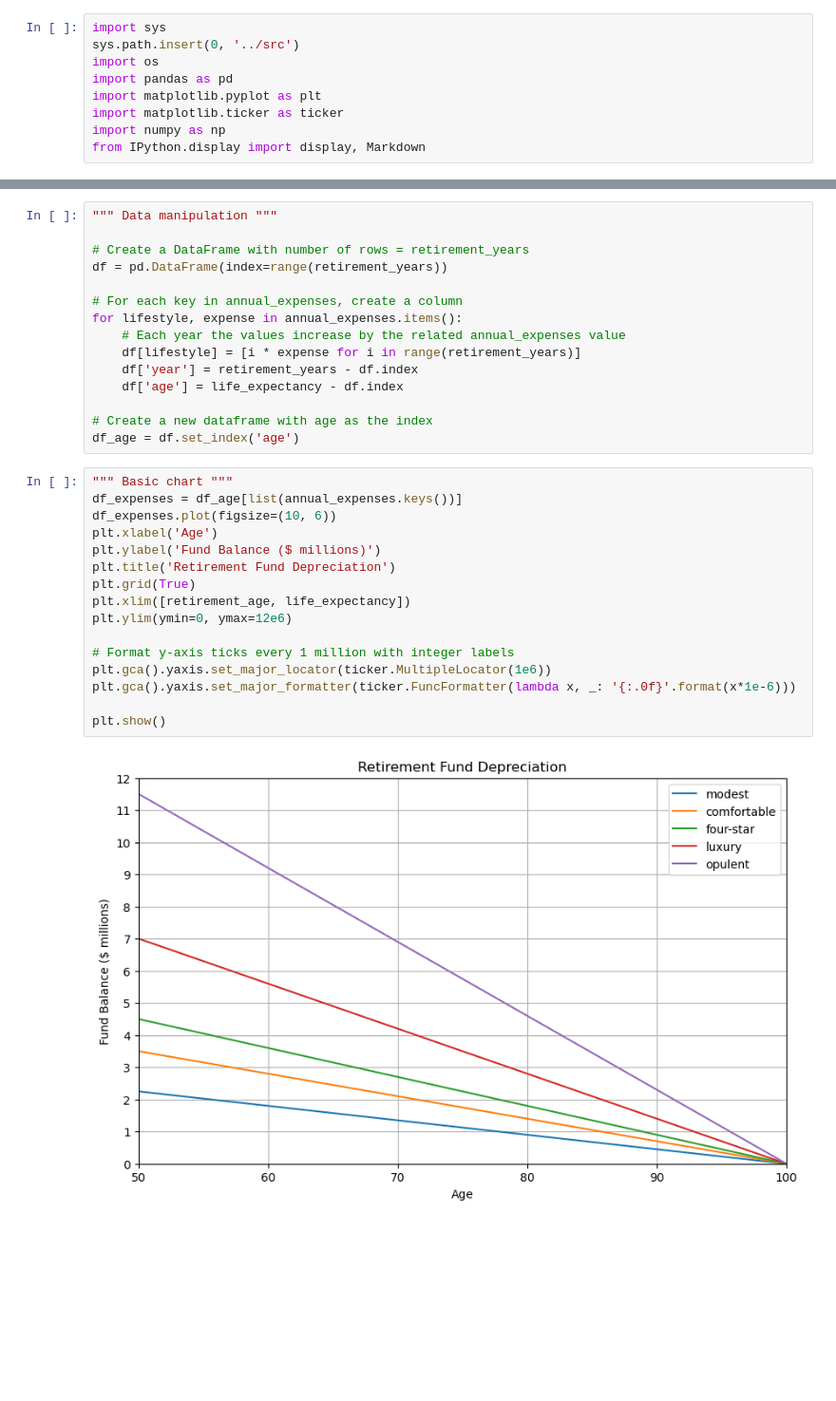
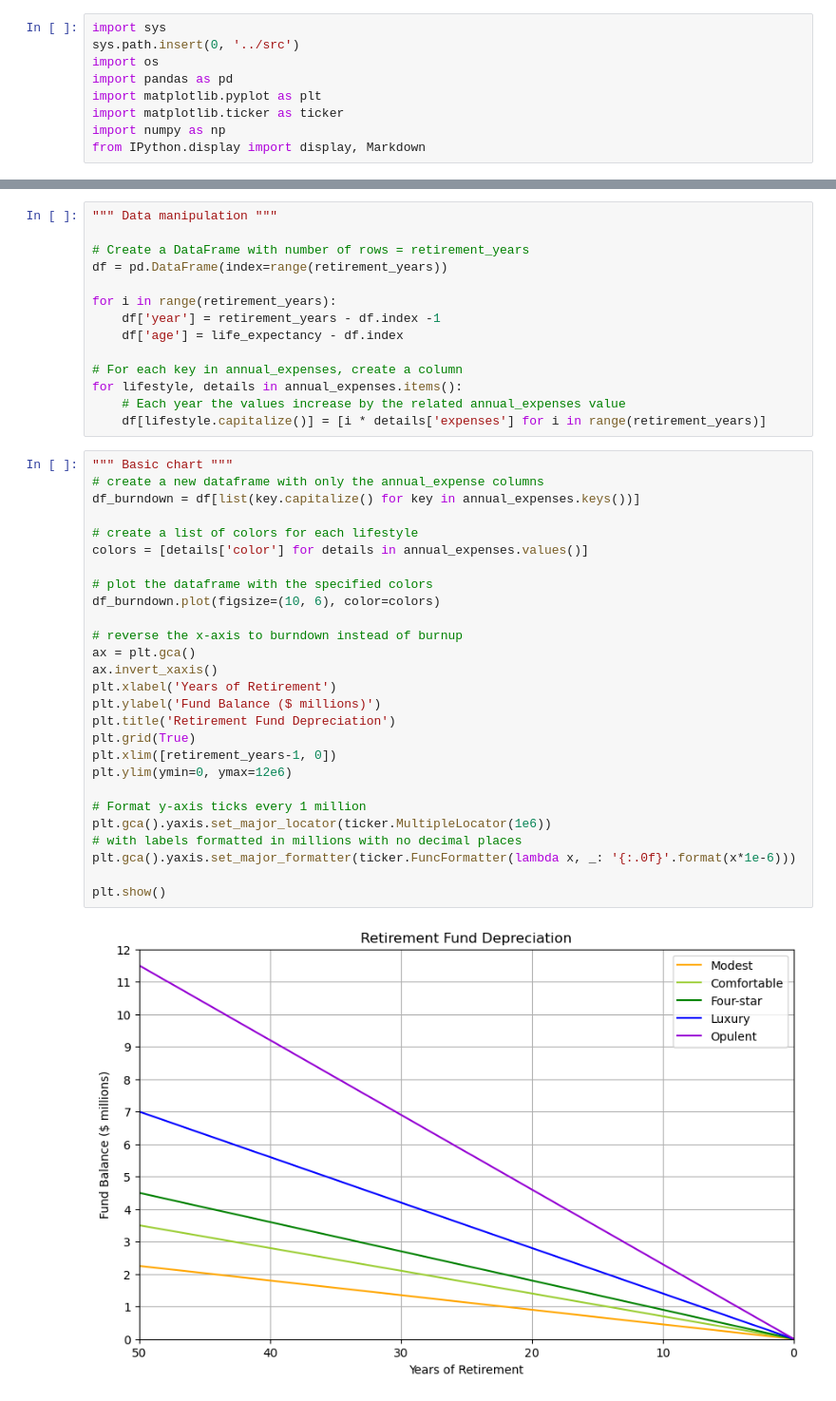
Before and after one commit to mikejonestechno/investment-analytics, a Jupyter notebook: notebooks/retirement.ipynb, the cells around one changed output, grey strips where cells are left out. Shown at 95% size. Cells and saved outputs as stored; diff of their text form; blank space fills up the shorter version.

Commit message:
Define colors on the retirement chart (#144)
This pull request adds color definitions to the retirement chart,
improving its visual appearance and making it easier to interpret.

```diff
--- a/notebooks/retirement.ipynb
+++ b/notebooks/retirement.ipynb
@@ -60,31 +77,41 @@ How much would I need from age 50 to 100?
 # Create a DataFrame with number of rows = retirement_years
 df = pd.DataFrame(index=range(retirement_years))
 
-# For each key in annual_expenses, create a column
-for lifestyle, expense in annual_expenses.items():
-    # Each year the values increase by the related annual_expenses value
-    df[lifestyle] = [i * expense for i in range(retirement_years)]
-    df['year'] = retirement_years - df.index
+for i in range(retirement_years):
+    df['year'] = retirement_years - df.index -1
     df['age'] = life_expectancy - df.index
 
-# Create a new dataframe with age as the index
-df_age = df.set_index('age')
+# For each key in annual_expenses, create a column
+for lifestyle, details in annual_expenses.items():
+    # Each year the values increase by the related annual_expenses value
+    df[lifestyle.capitalize()] = [i * details['expenses'] for i in range(retirement_years)]
 # %%
 """ Basic chart """
-df_expenses = df_age[list(annual_expenses.keys())]
-df_expenses.plot(figsize=(10, 6))
-plt.xlabel('Age')
+# create a new dataframe with only the annual_expense columns
+df_burndown = df[list(key.capitalize() for key in annual_expenses.keys())]
+
+# create a list of colors for each lifestyle
+colors = [details['color'] for details in annual_expenses.values()]
+
+# plot the dataframe with the specified colors
+df_burndown.plot(figsize=(10, 6), color=colors)
+
+# reverse the x-axis to burndown instead of burnup
+ax = plt.gca()
+ax.invert_xaxis()
+plt.xlabel('Years of Retirement')
 plt.ylabel('Fund Balance ($ millions)')
 plt.title('Retirement Fund Depreciation')
 plt.grid(True)
-plt.xlim([retirement_age, life_expectancy])
+plt.xlim([retirement_years-1, 0])
 plt.ylim(ymin=0, ymax=12e6)
 
-# Format y-axis ticks every 1 million with integer labels
+# Format y-axis ticks every 1 million
 plt.gca().yaxis.set_major_locator(ticker.MultipleLocator(1e6))
+# with labels formatted in millions with no decimal places
 plt.gca().yaxis.set_major_formatter(ticker.FuncFormatter(lambda x, _: '{:.0f}'.format(x*1e-6)))
 
 plt.show()
 # %% [output]
-[figure, old version]
+[figure, new version]
 # %% [markdown]
```
Also changed, not shown: parts of 5 cells of this notebook, 6 other files.
